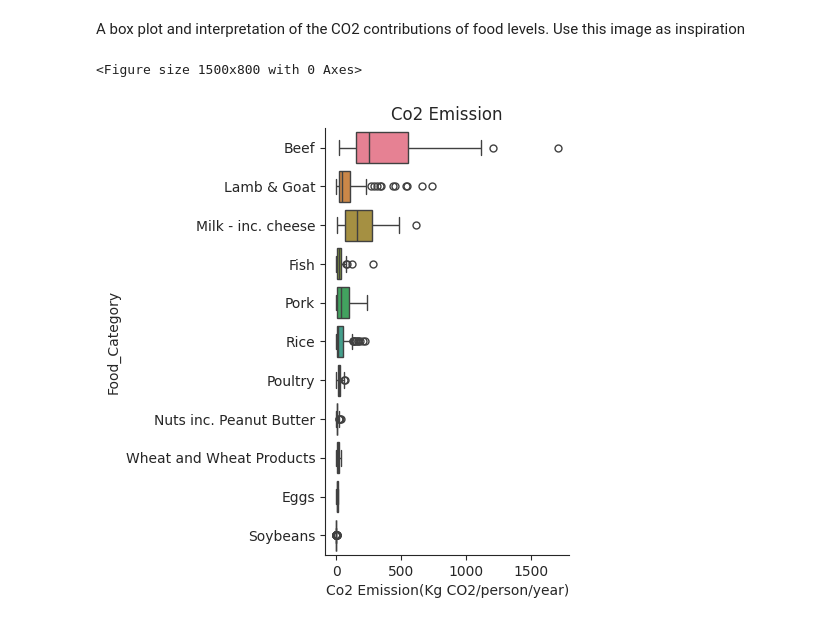
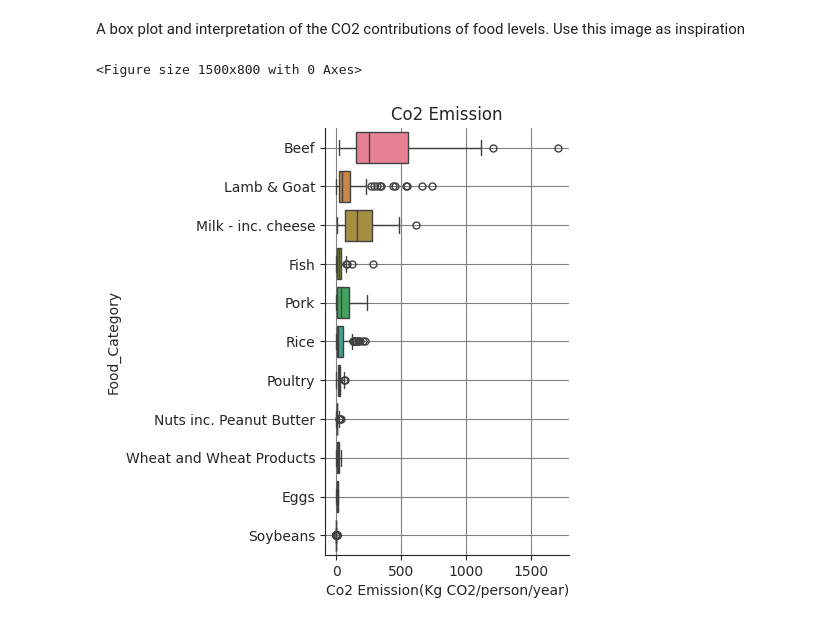
Before and after one commit to Mercymerine/Pandas-Analysis, a Jupyter notebook: food_carbon_footprint.ipynb, the cells around one changed output. Drawn from its saved outputs; the diff is of its cells as text; code cells hidden in the pictures.

```diff
--- a/food_carbon_footprint.ipynb
+++ b/food_carbon_footprint.ipynb
@@ -237,13 +237,14 @@ plt.show()
 # %% [markdown]
 A box plot and interpretation of the CO2 contributions of food levels. Use this image as inspiration
 # %%
-sns.set_style('whitegrid', {'grid.color':'grey'})
+#sns.set_style('whitegrid', {'grid.color':'grey'})
 plt.figure(figsize=(15, 8))
 sns.catplot(x='co2_emmission', y ='food_category', data =sorted_food, kind='box', hue='food_category' )
 plt.xlabel('Co2 Emission(Kg CO2/person/year)')
 plt.ylabel('Food_Category')
 plt.title('Co2 Emission')
+plt.grid(True)
 plt.show()
 # %% [output]
 <Figure size 1500x800 with 0 Axes>
-[figure, old version]
+[figure, new version]
```
